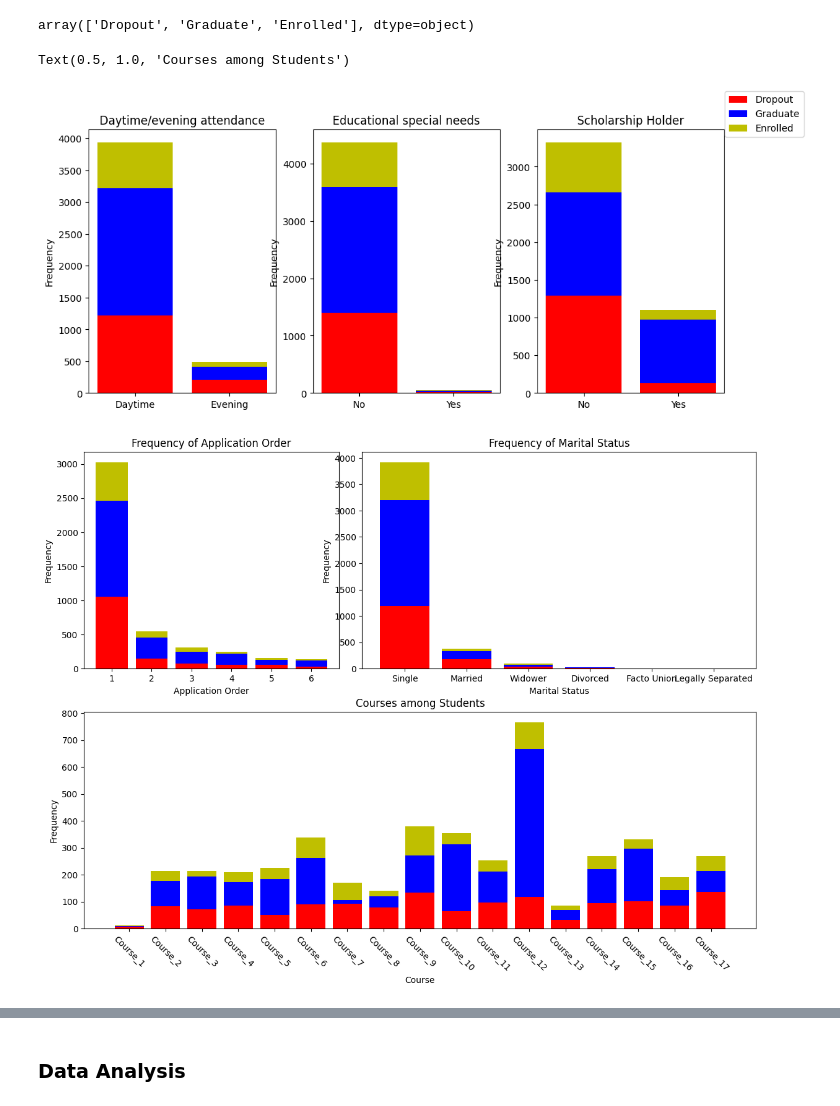
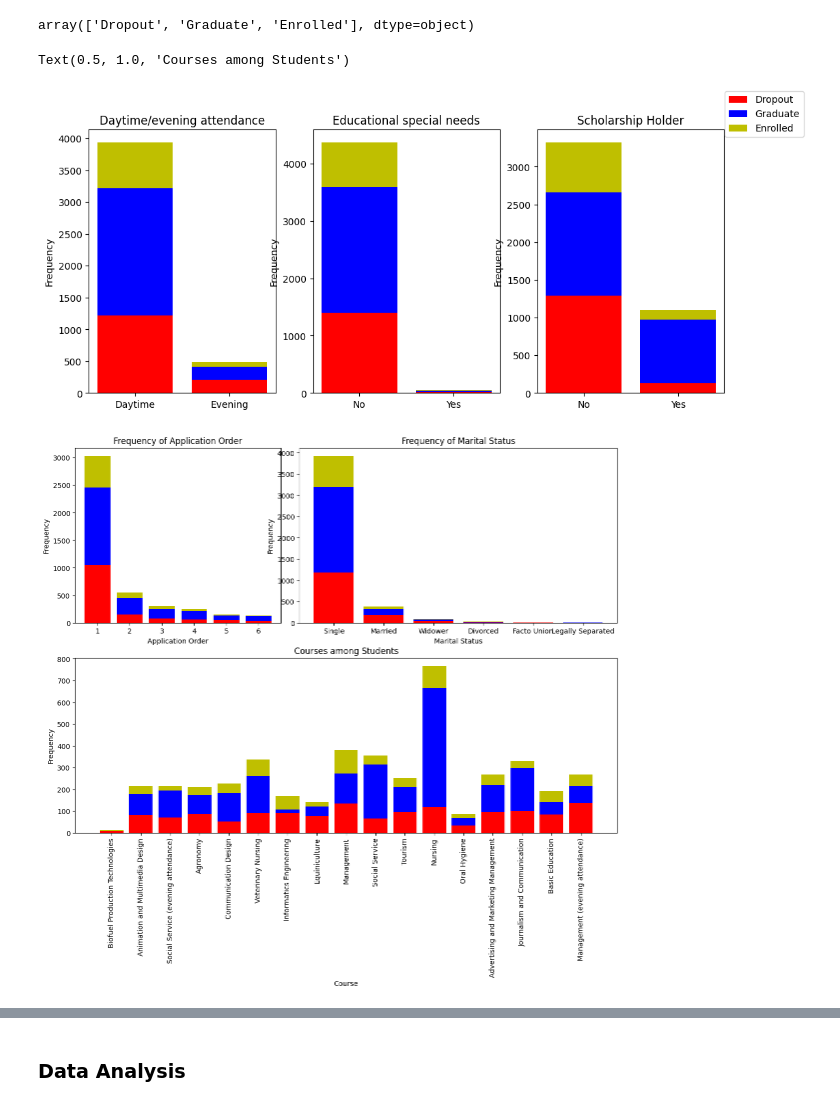
Before and after one commit to leon-d-nguyen/stat4185-final-project, a Jupyter notebook: stat4185-final-project.ipynb, the cells around one changed output, grey strips where cells are left out. Saved outputs shown, nothing was run; the diff lists cells and outputs as text; code cells hidden in the pictures.

Commit message:
changed labels on course graph

```diff
--- a/stat4185-final-project.ipynb
+++ b/stat4185-final-project.ipynb
@@ -345,7 +347,7 @@ df_appl_order = pd.concat([df2[df['Target']=='Dropout']['Application order'].val
 fig, axs = plt.subplots(nrows=1, ncols=3, figsize = (12, 5))
 
 
-# barplot, used for categorical variables and their counts
+# Daytime/evening attendance barplot, used for categorical variables and their counts
 x= ['Daytime','Evening']
 y1 = np.array(df2[df['Target']=='Dropout']['Daytime/evening attendance'].value_counts())
 y2 = np.array(df2[df['Target']=='Graduate']['Daytime/evening attendance'].value_counts())
@@ -357,6 +359,7 @@ axs[0].bar(x, y3, bottom=y1+y2, color='y')
 axs[0].set_ylabel("Frequency")
 axs[0].set_title("Daytime/evening attendance")
 
+# Educational special barplot
 x= ['No','Yes']
 y1 = np.array(df2[df['Target']=='Dropout']['Educational special needs'].value_counts())
 y2 = np.array(df2[df['Target']=='Graduate']['Educational special needs'].value_counts())
@@ -368,7 +371,7 @@ axs[1].bar(x, y3, bottom=y1+y2, color='y')
 axs[1].set_ylabel("Frequency")
 axs[1].set_title("Educational special needs")
 
-
+# Scholarship holder barplot
 y1 = np.array(df2[df['Target']=='Dropout']['Scholarship holder'].value_counts())
 y2 = np.array(df2[df['Target']=='Graduate']['Scholarship holder'].value_counts())
 y3 = np.array(df2[df['Target']=='Enrolled']['Scholarship holder'].value_counts())
@@ -385,7 +388,7 @@ fig.legend(["Dropout", "Graduate", "Enrolled"])
 ##
 fig, axs = plt.subplot_mosaic("AABBB;CCCCC", figsize = (14, 10))
 
-# barplot, used for categorical variables and their counts
+# Application order barplot
 x = ['1', '2', '3', '4', '5', '6']
 y1 = np.array(df_appl_order.iloc[:,0])
 y2 = np.array(df_appl_order.iloc[:,1])
@@ -395,40 +398,57 @@ axs['A'].bar(x, y1, color='r')
 axs['A'].bar(x, y2, bottom=y1, color='b')
 axs['A'].bar(x, y3, bottom=y1+y2, color='y')
 axs['A'].set_xlabel("Application Order")
 axs['A'].set_ylabel("Frequency")
 axs['A'].set_title("Frequency of Application Order")
 
-# barplot, used for categorical variables and their counts
+# Marital Status barplot
 x = ['Single','Married','Widower','Divorced','Facto Union','Legally Separated']
 y1 = np.array(df[df['Target']=='Dropout']['Marital status'].value_counts())
 y2 = np.array(df[df['Target']=='Graduate']['Marital status'].value_counts())
 y3 = np.array(df[df['Target']=='Enrolled']['Marital status'].value_counts())
 
 axs['B'].bar(x, y1, color='r')
 axs['B'].bar(x, y2, bottom=y1, color='b')
 axs['B'].bar(x, y3, bottom=y1+y2, color='y')
 axs['B'].set_xlabel("Marital Status")
 axs['B'].set_ylabel("Frequency")
 axs['B'].set_title("Frequency of Marital Status")
 
 
-# barplot, used for categorical variables and their counts
+# Course barplot
+x = ['Biofuel Production Technologies',
+    'Animation and Multimedia Design',
+    'Social Service (evening attendance)',
+    'Agronomy',
+    'Communication Design',
+    'Veterinary Nursing',
+    'Informatics Engineering',
+    'Equiniculture',
+    'Management',
+    'Social Service',
+    'Tourism',
+    'Nursing',
+    'Oral Hygiene',
+    'Advertising and Marketing Management',
+    'Journalism and Communication',
+    'Basic Education',
+    'Management (evening attendance)']
 y1 = np.array(df[df['Target']=='Dropout']['Course'].value_counts().sort_index())
 y2 = np.array(df[df['Target']=='Graduate']['Course'].value_counts().sort_index())
 y3 = np.array(df[df['Target']=='Enrolled']['Course'].value_counts().sort_index())
 
-axs['C'].bar(course, y1, color='r')
-axs['C'].bar(course, y2, bottom=y1, color='b')
-axs['C'].bar(course, y3, bottom=y1+y2, color='y')
+axs['C'].bar(x, y1, color='r')
+axs['C'].bar(x, y2, bottom=y1, color='b')
+axs['C'].bar(x, y3, bottom=y1+y2, color='y')
 axs['C'].set_xlabel("Course")
 axs['C'].set_ylabel("Frequency")
-axs['C'].tick_params(axis='x', labelrotation=-45)
+axs['C'].tick_params(axis='x', labelrotation=90)
 axs['C'].set_ylabel("Frequency")
 axs['C'].set_title("Courses among Students")
 # %% [output]
 Text(0.5, 1.0, 'Courses among Students')
 [figure]
-[figure, old version]
+[figure, new version]
 # %%
 fig, axs = plt.subplots(figsize = (12, 8))
 axs.boxplot([df2[first_sem[i]] for i in range(len(first_sem))],labels=df2[first_sem].columns)
```
Also changed, not shown: parts of 7 cells of this notebook.
